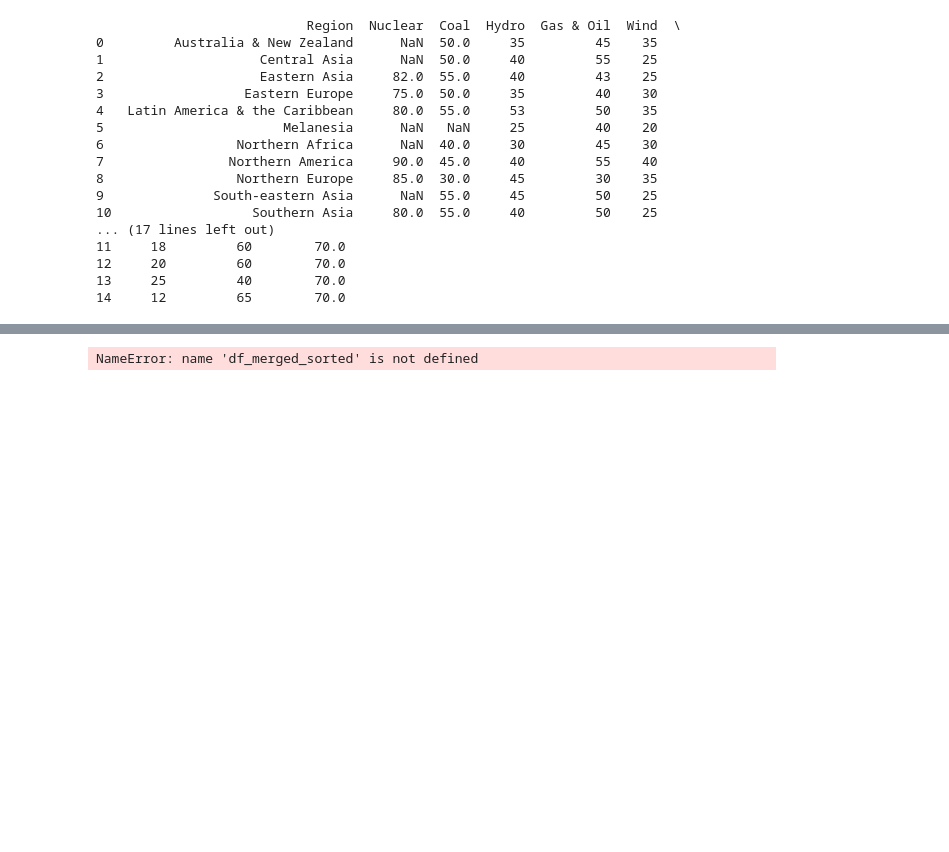
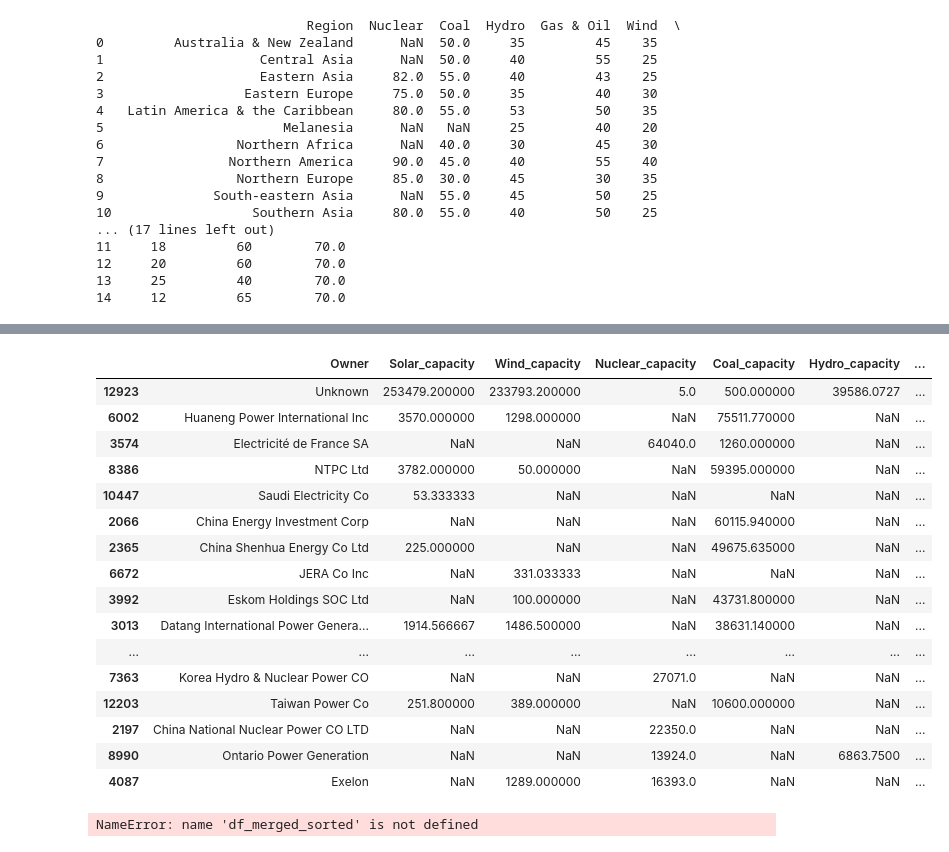
Before and after one commit to bjarturingvason/Nordea-case-ATA, a Jupyter notebook: Data_work.ipynb, the cells around one changed output, grey strips where cells are left out. Saved outputs shown, nothing was run; the diff lists cells and outputs as text; code cells hidden in the pictures; blank space fills up the shorter version.

```diff
--- a/Data_work.ipynb
+++ b/Data_work.ipynb
@@ -793,3 +795,23 @@ plt.show()
+# %%
+df_merged_sorted
+# %% [output]
+|  | Owner | Solar_capacity | Wind_capacity | Nuclear_capacity | Coal_capacity | Hydro_capacity | ... |
+| 12923 | Unknown | 253479.200000 | 233793.200000 | 5.0 | 500.000000 | 39586.0727 | ... |
+| 6002 | Huaneng Power International Inc | 3570.000000 | 1298.000000 | NaN | 75511.770000 | NaN | ... |
+| 3574 | Electricité de France SA | NaN | NaN | 64040.0 | 1260.000000 | NaN | ... |
+| 8386 | NTPC Ltd | 3782.000000 | 50.000000 | NaN | 59395.000000 | NaN | ... |
+| 10447 | Saudi Electricity Co | 53.333333 | NaN | NaN | NaN | NaN | ... |
+| 2066 | China Energy Investment Corp | NaN | NaN | NaN | 60115.940000 | NaN | ... |
+| 2365 | China Shenhua Energy Co Ltd | 225.000000 | NaN | NaN | 49675.635000 | NaN | ... |
+| 6672 | JERA Co Inc | NaN | 331.033333 | NaN | NaN | NaN | ... |
+| 3992 | Eskom Holdings SOC Ltd | NaN | 100.000000 | NaN | 43731.800000 | NaN | ... |
+| 3013 | Datang International Power Genera... | 1914.566667 | 1486.500000 | NaN | 38631.140000 | NaN | ... |
+| ... | ... | ... | ... | ... | ... | ... | ... |
+| 7363 | Korea Hydro & Nuclear Power CO | NaN | NaN | 27071.0 | NaN | NaN | ... |
+| 12203 | Taiwan Power Co | 251.800000 | 389.000000 | NaN | 10600.000000 | NaN | ... |
+| 2197 | China National Nuclear Power CO LTD | NaN | NaN | 22350.0 | NaN | NaN | ... |
+| 8990 | Ontario Power Generation | NaN | NaN | 13924.0 | NaN | 6863.7500 | ... |
+| 4087 | Exelon | NaN | 1289.000000 | 16393.0 | NaN | NaN | ... |
 # %%
 capacity_sums = df_merged_sorted[capacity_cols].sum()
 
```
Also changed, not shown: parts of 11 cells of this notebook, 16 other files.
